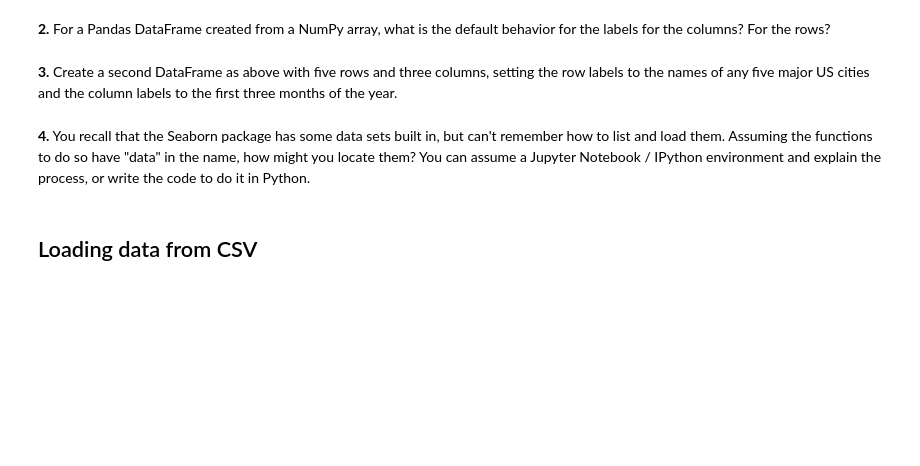
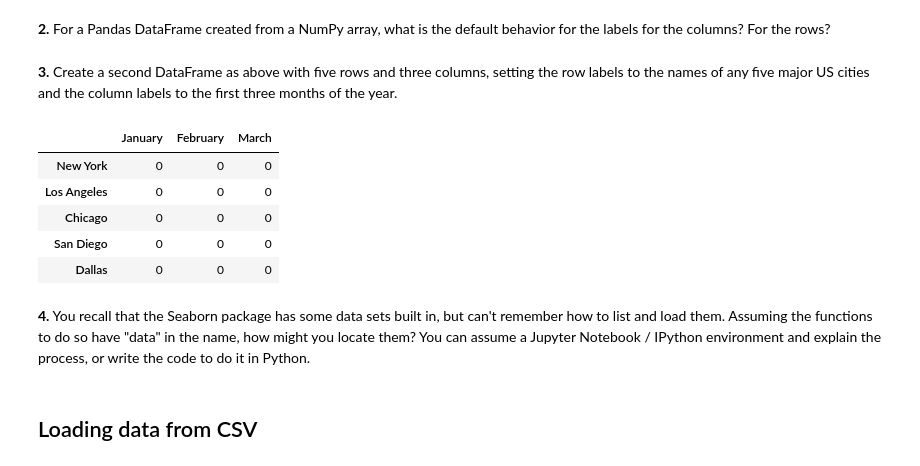
Before and after one commit to Rudraksh919/PractisePublic, a Jupyter notebook: TASK_1_PANDAS.ipynb, the cells around one changed output. Drawn from its saved outputs; the diff is of its cells as text; code cells hidden in the pictures; blank space fills up the shorter version.

```diff
--- a/TASK_1_PANDAS.ipynb
+++ b/TASK_1_PANDAS.ipynb
@@ -17,5 +20,19 @@ import seaborn as sb
 **2.** For a Pandas DataFrame created from a NumPy array, what is the default behavior for the labels for the columns?  For the rows?
 # %% [markdown]
 **3.** Create a second DataFrame as above with five rows and three columns, setting the row labels to the names of any five major US cities and the column labels to the first three months of the year.
+# %%
+data = 0
+cities = ['New York', 'Los Angeles', 'Chicago','San Diego','Dallas']
+months = ['January', 'February', 'March']
+
+df2 = pd.DataFrame(data, index=cities, columns=months)
+df2
+# %% [output]
+|  | January | February | March |
+| New York | 0 | 0 | 0 |
+| Los Angeles | 0 | 0 | 0 |
+| Chicago | 0 | 0 | 0 |
+| San Diego | 0 | 0 | 0 |
+| Dallas | 0 | 0 | 0 |
 # %% [markdown]
 **4.** You recall that the Seaborn package has some data sets built in, but can't remember how to list and load them. Assuming the functions to do so have "data" in the name, how might you locate them?  You can assume a Jupyter Notebook / IPython environment and explain the process, or write the code to do it in Python.
```
Also changed, not shown: parts of 17 cells of this notebook.
